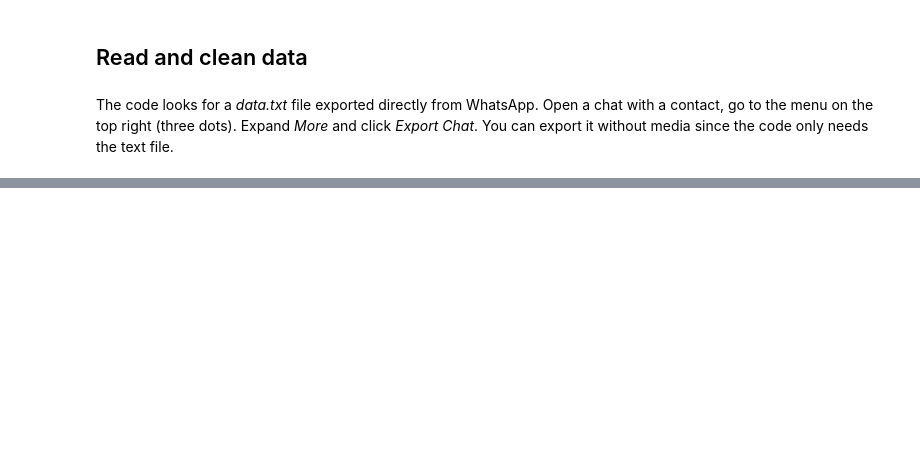
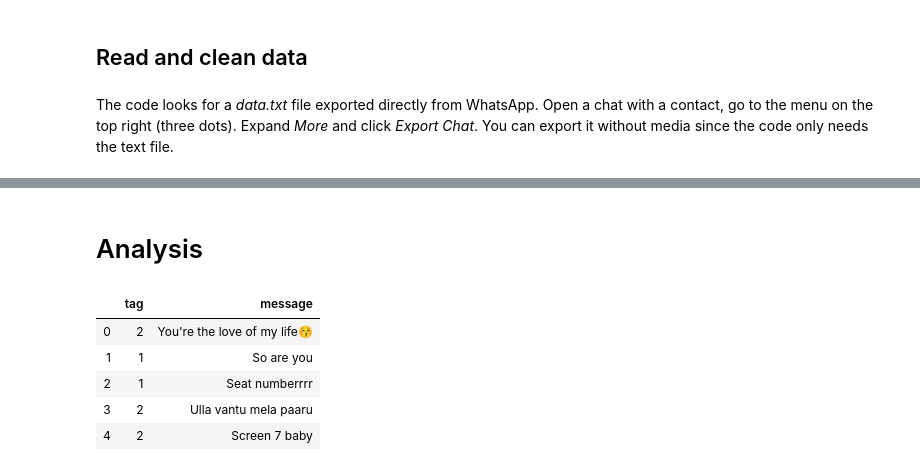
Before and after one commit to aadithpm/chat-word-analysis, a Jupyter notebook: WhatsappWords.ipynb, the cells around one changed output, grey strips where cells are left out. Saved outputs shown, nothing was run; the diff lists cells and outputs as text; code cells hidden in the pictures; blank space fills up the shorter version.

```diff
--- a/WhatsappWords.ipynb
+++ b/WhatsappWords.ipynb
@@ -7,3 +3,15 @@ from nltk.corpus import stopwords
+# %%
+# Imports
+import pandas as pd
+import numpy as np
+import re
+from nltk.corpus import stopwords
+
+regex = re.compile('\d*\/\d*\/\d*,\s\d*:\d*\s[AP][M]\s-\s[A-Za-z\d\s]*:\s')
+# This is the same as the previous except for a capturing group for the name labels in the chat txt file
+regex_name = re.compile('\d*\/\d*\/\d*,\s\d*:\d*\s[AP][M]\s-\s([A-Za-z\d\s]*):\s')
+
+out_file = 'messages.csv'
 # %% [markdown]
 ## Read and clean data
 # %% [markdown]
@@ -28,0 +105,12 @@ clean_data.apply(lambda x: re.sub(regex, '', x))
+# %% [markdown]
+# Analysis
+# %%
+data = pd.read_csv(out_file, index_col=0)
+data.head()
+# %% [output]
+|  | tag | message |
+| 0 | 2 | You're the love of my life😚 |
+| 1 | 1 | So are you |
+| 2 | 1 | Seat numberrrr |
+| 3 | 2 | Ulla vantu mela paaru |
+| 4 | 2 | Screen 7 baby |
```
Also changed, not shown: parts of 8 cells of this notebook.
